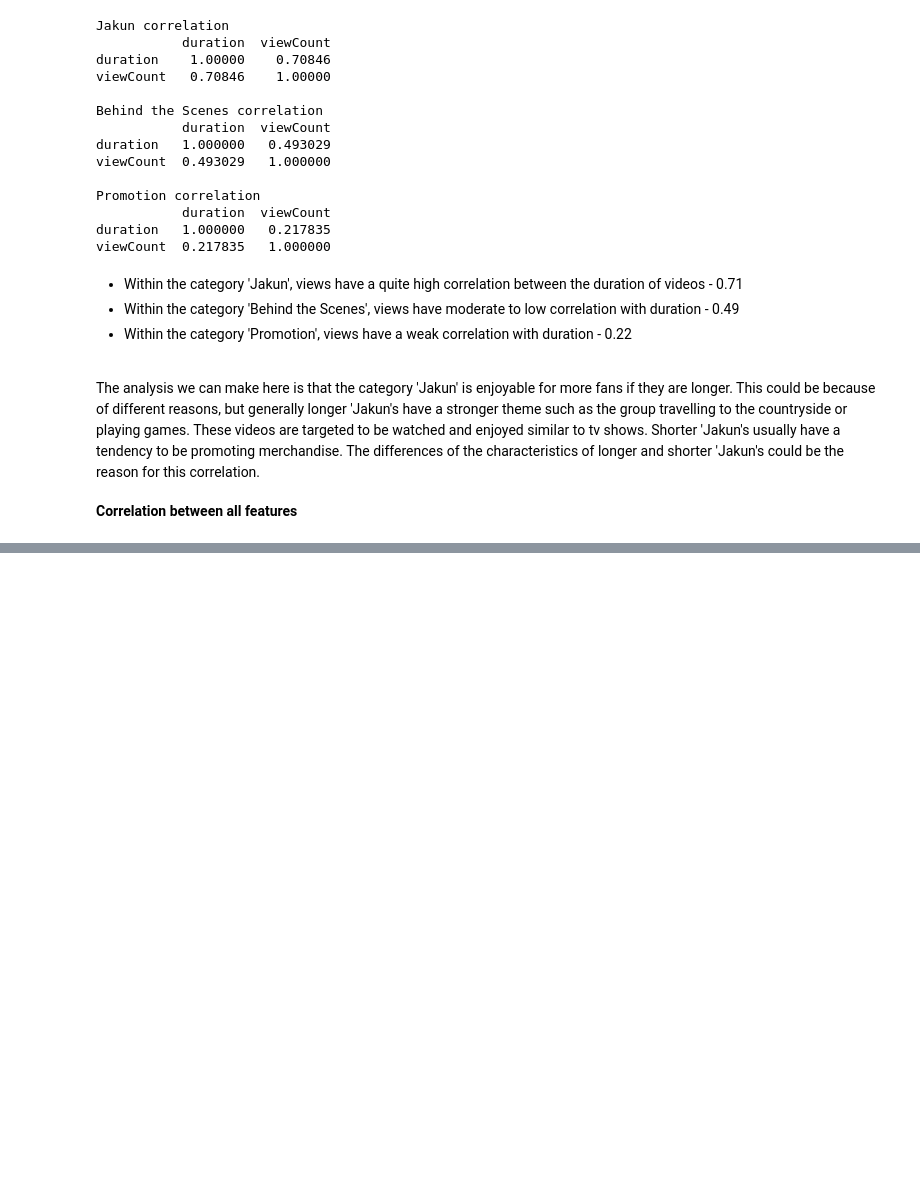
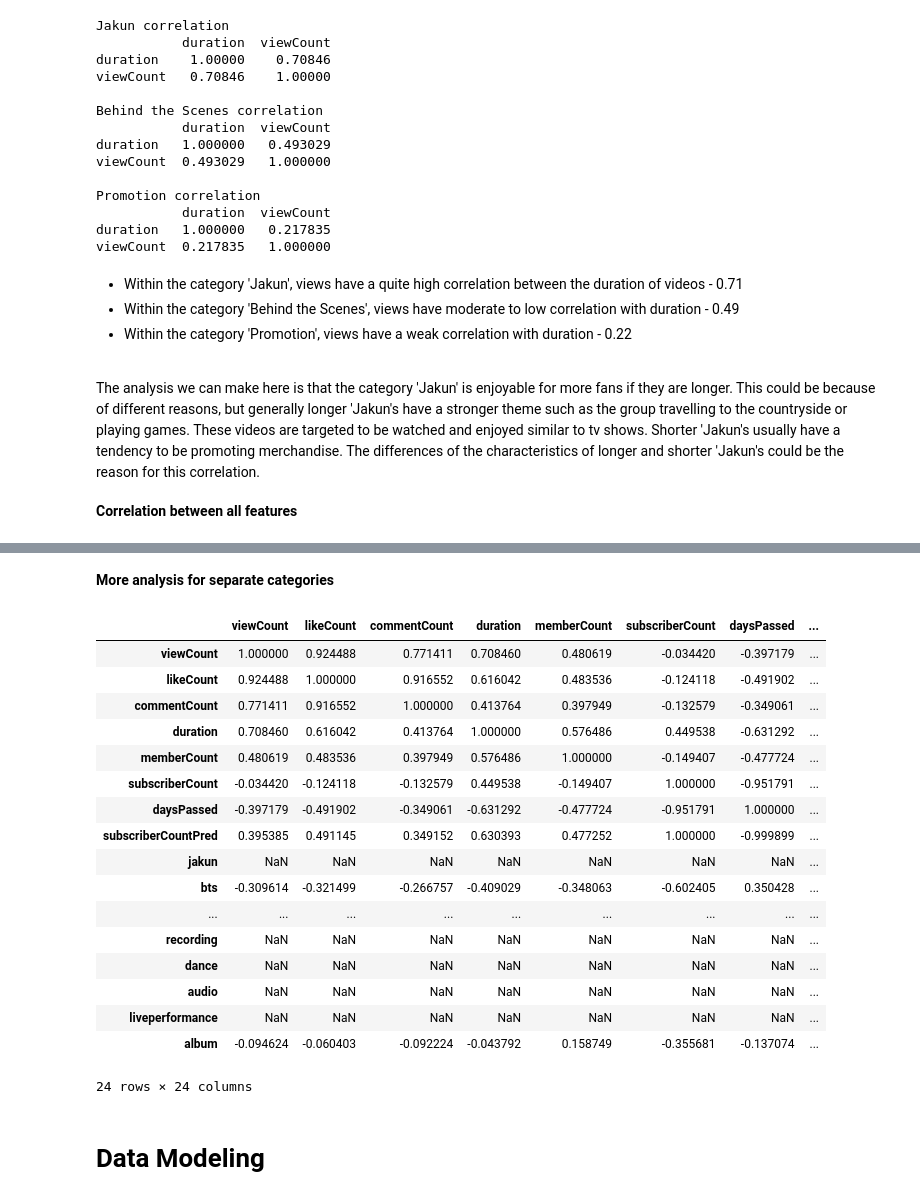
Before and after one commit to clara8043/kpop_youtube_views, a Jupyter notebook: views_analysis_modelling.ipynb, the cells around one changed output, grey strips where cells are left out. Drawn from its saved outputs; the diff is of its cells as text; code cells hidden in the pictures; blank space fills up the shorter version.

Commit message:
additional analysis, start modelling

```diff
--- a/views_analysis_modelling.ipynb
+++ b/views_analysis_modelling.ipynb
@@ -320,0 +345,26 @@ df.corr()
+# %% [markdown]
+**More analysis for separate categories**
+# %%
+df_j = df[df['jakun']==1]
+df_j.corr()
+# %% [output]
+|  | viewCount | likeCount | commentCount | duration | memberCount | subscriberCount | daysPassed | ... |
+| viewCount | 1.000000 | 0.924488 | 0.771411 | 0.708460 | 0.480619 | -0.034420 | -0.397179 | ... |
+| likeCount | 0.924488 | 1.000000 | 0.916552 | 0.616042 | 0.483536 | -0.124118 | -0.491902 | ... |
+| commentCount | 0.771411 | 0.916552 | 1.000000 | 0.413764 | 0.397949 | -0.132579 | -0.349061 | ... |
+| duration | 0.708460 | 0.616042 | 0.413764 | 1.000000 | 0.576486 | 0.449538 | -0.631292 | ... |
+| memberCount | 0.480619 | 0.483536 | 0.397949 | 0.576486 | 1.000000 | -0.149407 | -0.477724 | ... |
+| subscriberCount | -0.034420 | -0.124118 | -0.132579 | 0.449538 | -0.149407 | 1.000000 | -0.951791 | ... |
+| daysPassed | -0.397179 | -0.491902 | -0.349061 | -0.631292 | -0.477724 | -0.951791 | 1.000000 | ... |
+| subscriberCountPred | 0.395385 | 0.491145 | 0.349152 | 0.630393 | 0.477252 | 1.000000 | -0.999899 | ... |
+| jakun | NaN | NaN | NaN | NaN | NaN | NaN | NaN | ... |
+| bts | -0.309614 | -0.321499 | -0.266757 | -0.409029 | -0.348063 | -0.602405 | 0.350428 | ... |
+| ... | ... | ... | ... | ... | ... | ... | ... | ... |
+| recording | NaN | NaN | NaN | NaN | NaN | NaN | NaN | ... |
+| dance | NaN | NaN | NaN | NaN | NaN | NaN | NaN | ... |
+| audio | NaN | NaN | NaN | NaN | NaN | NaN | NaN | ... |
+| liveperformance | NaN | NaN | NaN | NaN | NaN | NaN | NaN | ... |
+| album | -0.094624 | -0.060403 | -0.092224 | -0.043792 | 0.158749 | -0.355681 | -0.137074 | ... |
+24 rows × 24 columns
+# %% [markdown]
+# Data Modeling
```
Also changed, not shown: parts of 15 cells of this notebook.
